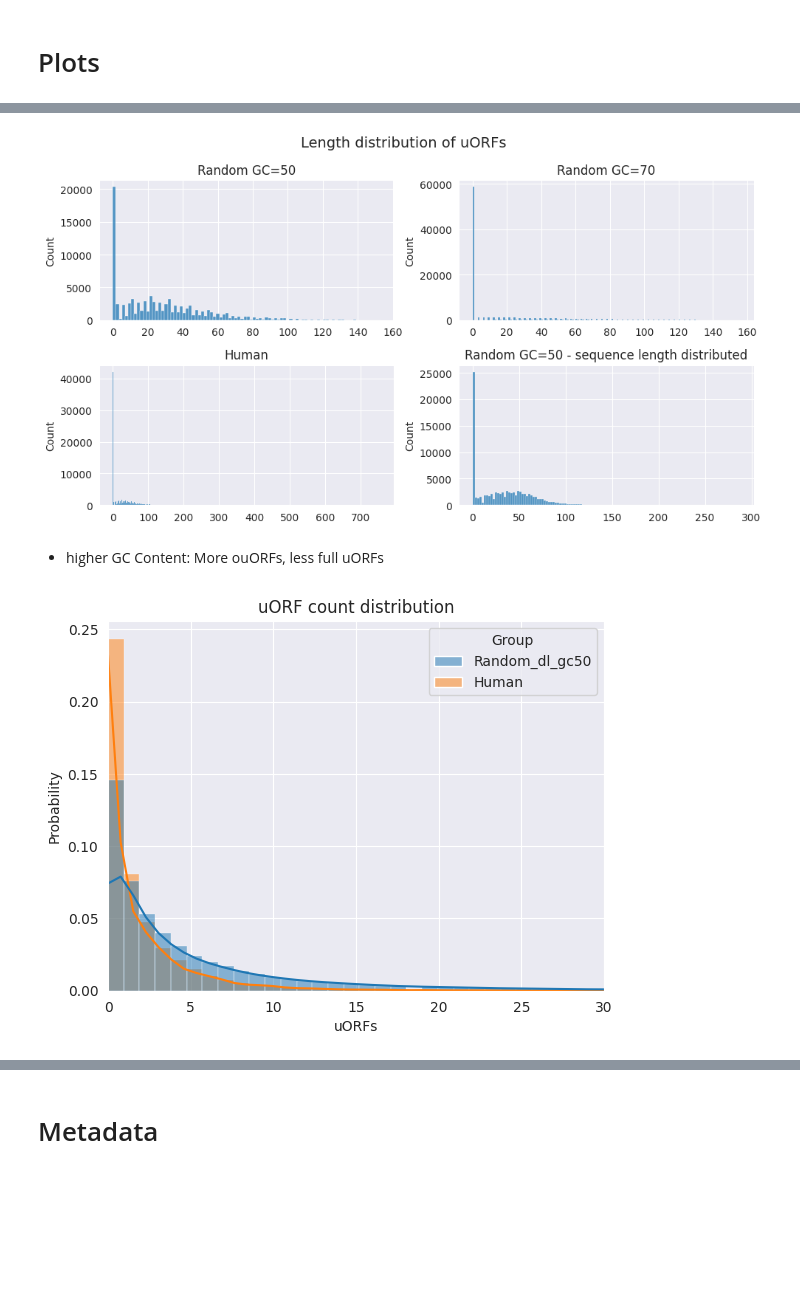
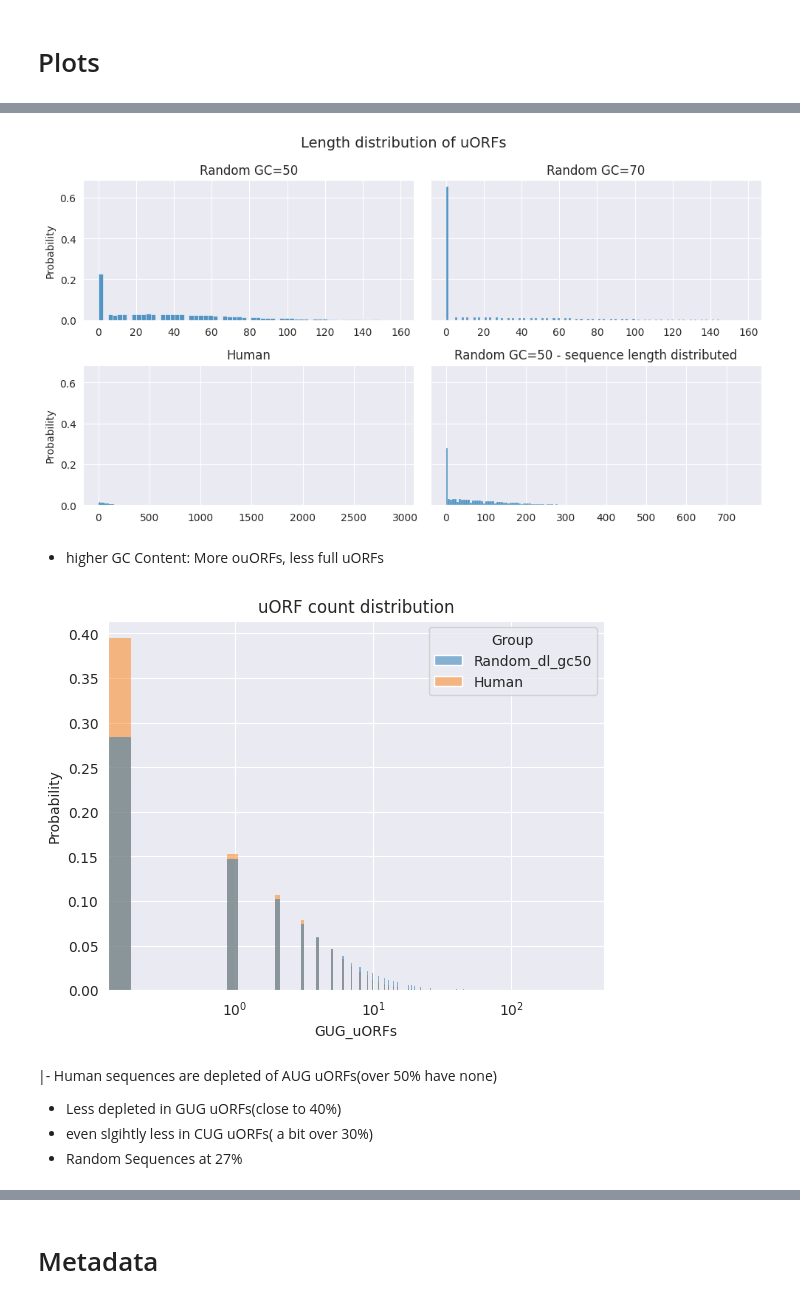
Before and after one commit to jechochamber/Bachelor, a Jupyter notebook: test.ipynb, the cells around one changed output, grey strips where cells are left out. Saved outputs shown, nothing was run; the diff lists cells and outputs as text; code cells hidden in the pictures; blank space fills up the shorter version.

```diff
--- a/test.ipynb
+++ b/test.ipynb
@@ -102 +91,4 @@ seqs=pd.concat([seqs,counts],axis=1)
+# %%
+counts=pd.read_csv('data/uORF_stats.csv')
+counts.set_index('SeqID',inplace=True)
 # %%
@@ -118,0 +112,2 @@ seqs
+# %%
+seqs=seqs.drop("AUG_mean_uORF_length.1",axis=1)
@@ -190,13 +208,14 @@ plt.show()
 # %%
-fig3, axs3 =plt.subplots(2,2,layout='tight',figsize=(10,5.5))
-sns.histplot(x=gc50seqs['mean_uORF_length'],ax=axs3[0,0])
-sns.histplot(x=gc70seqs['mean_uORF_length'],ax=axs3[0,1])
-sns.histplot(x=humanseqs['mean_uORF_length'],ax=axs3[1,0])
-sns.histplot(x=gc50dlseqs['mean_uORF_length'],ax=axs3[1,1])
+fig3, axs3 =plt.subplots(2,2,layout='tight',sharey=True,figsize=(10,5.5))
+sns.histplot(x=gc50seqs['AUG_max_uORF_length'],stat="probability",ax=axs3[0,0])
+sns.histplot(x=gc70seqs['AUG_max_uORF_length'],stat="probability",ax=axs3[0,1])
+sns.histplot(x=humanseqs['AUG_max_uORF_length'],stat="probability",ax=axs3[1,0])
+sns.histplot(x=gc50dlseqs['AUG_max_uORF_length'],stat="probability",ax=axs3[1,1])
 for arr in axs3:
     for ax in arr:
         ax.minorticks_on()
         ax.set_xlabel("")
+        #ax.set_xlim(0,100)
         #ax.set_yscale('log')
 axs3[0,0].set_title("Random GC=50")
 axs3[0,1].set_title("Random GC=70")
@@ -205,18 +224,24 @@ axs3[1,1].set_title("Random GC=50 - sequence length distributed")
 fig3.suptitle("Length distribution of uORFs",fontsize=14)
 plt.show()
 # %% [output]
-[figure, old version]
+[figure, new version]
 # %% [markdown]
 - higher GC Content: More ouORFs, less full uORFs
 # %%
 hue_order=['Random_dl_gc50','Human']
-sns.histplot(data=lengthdistributed, x='uORFs', hue='Group',stat='probability',hue_order=hue_order,kde=True,bins=160);
-plt.xlim(0,30);
+sns.histplot(data=lengthdistributed,stat='probability', x='GUG_uORFs',common_norm=False, hue='Group',hue_order=hue_order)
+plt.xscale('log')
+#plt.yscale('log')
 #plt.xticks(np.arange(1,31));
-
+#plt.ylim(0.01,10000)
 plt.title("uORF count distribution")
 plt.show()
 # %% [output]
-[figure, old version]
+[figure, new version]
+# %% [markdown]
+|- Human sequences are depleted of AUG uORFs(over 50% have none)
+- Less depleted in GUG uORFs(close to 40%)
+- even slgihtly less in CUG uORFs( a bit over 30%)
+- Random Sequences at 27%
 # %%
 hue_order=['Random_dl_gc50','Human']
```
Also changed, not shown: parts of 33 cells of this notebook, 1 other file.
